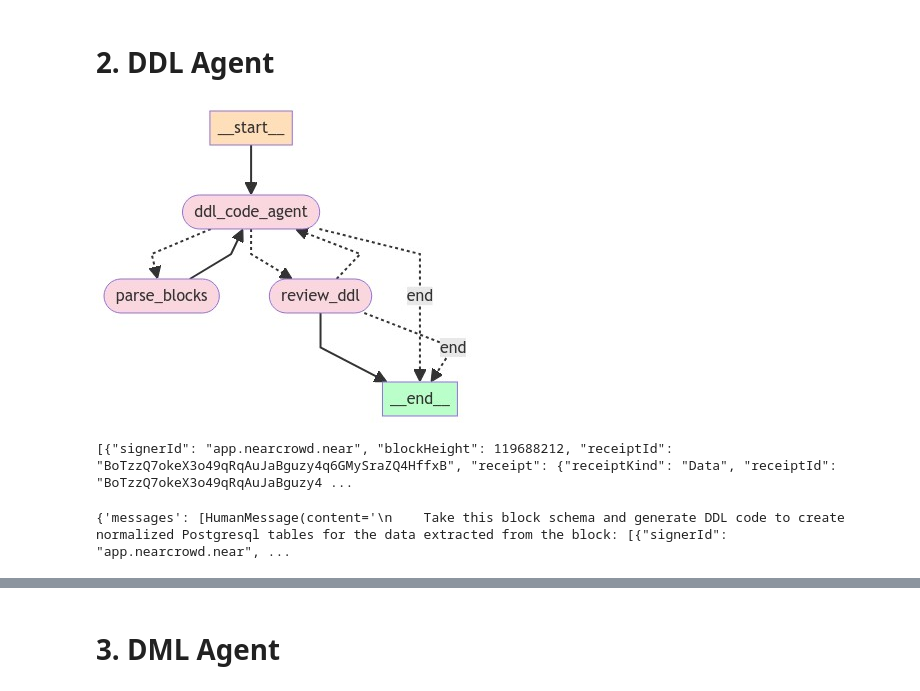
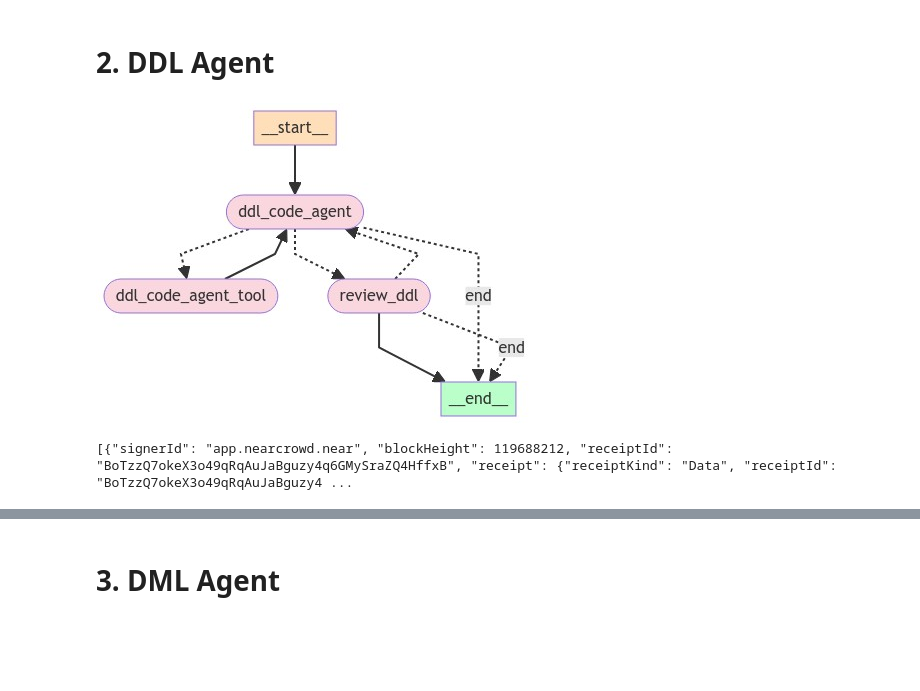
Before and after one commit to near/indexer-agent, a Jupyter notebook: SP_Agent_v1.ipynb, the cells around one changed output, grey strips where cells are left out. Drawn from its saved outputs; the diff is of its cells as text; code cells hidden in the pictures; blank space fills up the shorter version.

Commit message:
Updated to GraphState using BaseModel, migrated graph to master_graph, and included hardcoded JS for block extractor agent as fallback on review step

```diff
--- a/SP_Agent_v1.ipynb
+++ b/SP_Agent_v1.ipynb
@@ -30,0 +34,27 @@ os.environ["LANGCHAIN_PROJECT"] = os.getenv("LANGCHAIN_PROJECT")
+# %%
+from graph.master_graph import create_graph
+from langchain_core.messages import HumanMessage
+
+question = """
+    Extract all FunctionCalls where receiverId is 'app.nearcrowd.near'. For each function call, I need signerId, block height, receiptId, block datetime, methodName.
+    Also add all fields from args that are decoded from base64-encoded JSON. I only need actions for successful receipts.
+    Use block height 119688212 for parsing the JS code, and only pull data from the last 1 day.
+    """
+
+inputs = {
+    "messages":[HumanMessage(content=question)],
+    "block_schema": "",
+    "block_heights":[], # TO DO: Add in block height logging
+    "js_code":"",
+    "ddl_code":"",
+    "dml_code": "",
+    "iterations": 0,
+    "error":"",
+    "should_continue": False,
+    }
+
+workflow = create_graph()
+app = workflow.compile()
+display(Image(app.get_graph(xray=True).draw_mermaid_png()))
+
+result = app.invoke(inputs)
@@ -30,0 +63,7 @@ os.environ["LANGCHAIN_PROJECT"] = os.getenv("LANGCHAIN_PROJECT")
+# %%
+ddl_code = result['ddl_code']
+js_code = result['js_code']
+dml_code = result['dml_code']
+print(f'SQL DDL: {ddl_code}')
+print(f'JS Code: {js_code}')
+print(dml_code)
@@ -259,7 +292,7 @@ from langgraph.graph import END, StateGraph
 workflow = StateGraph(GraphState)
 
 ## Define the Agent nodes
-workflow.add_node("ddl_code_agent", ddl_code_agent.call_model)  # Plan the process
+workflow.add_node("ddl_code_agent", ddl_code_agent.call_model)
 
 ## Tool Nodes
 workflow.add_node("ddl_code_agent_tool",ddl_code_agent.call_tool)
@@ -269,35 +302,35 @@ workflow.add_node("review_ddl",ddl_code_agent.human_review)
 
 ## Add Edges
 workflow.set_entry_point("ddl_code_agent")
-workflow.add_edge("parse_blocks", "ddl_code_agent")
+workflow.add_edge("ddl_code_agent_tool", "ddl_code_agent")
 workflow.add_edge("review_ddl", END)
 
 # Add Conditional Edges
 # Check if tools need to be run
 workflow.add_conditional_edges(
     "ddl_code_agent",
     ddl_code_agent_router,
     {
         "ddl_code_agent_tool":"ddl_code_agent_tool",
         "review_ddl":"review_ddl",
         "end": END,
     }
 )
 # Check if review passed
 workflow.add_conditional_edges(
     "review_ddl",
     ddl_review_continue,
     {
         "ddl_code_agent":"ddl_code_agent",
         "end": END,
     }
 )
 
 ddl_app = workflow.compile()
 
 display(Image(ddl_app.get_graph(xray=True).draw_mermaid_png()))
 # %% [output]
-[figure, old version]
+[figure, new version]
 # %%
 from tools.JavaScriptRunner import run_js_on_block_only_schema, run_js_on_block
 js_code = """
@@ -340,23 +373,21 @@ print(block_schema)
 # %% [output]
 [{"signerId": "app.nearcrowd.near", "blockHeight": 119688212, "receiptId": "BoTzzQ7okeX3o49qRqAuJaBguzy4q6GMySraZQ4HffxB", "receipt": {"receiptKind": "Data", "receiptId": "BoTzzQ7okeX3o49qRqAuJaBguzy4 ...
 # %%
-from langchain_core.messages import HumanMessage
+# from langchain_core.messages import HumanMessage
 
-question = f"""
-    Take this block schema and generate DDL code to create normalized Postgresql tables for the data extracted from the block: {block_schema}
-"""
+# question = f"""
+#     Take this block schema and generate DDL code to create normalized Postgresql tables.
+# """
 
-result = ddl_app.invoke({"messages": [HumanMessage(content=question)],
-                     "block_schema": "",
-                     "js_code":"",
-                     "ddl_code":"",
-                     "dml_code": "",
-                     "iterations": 0,
-                     "error":"",
-                     "should_continue": False,
-                     })
+# result = ddl_app.invoke({"messages": [HumanMessage(content=question)],
+#                      "block_schema": block_schema,
+#                      "js_code":js_code,
+#                      "ddl_code":"",
+#                      "dml_code": "",
+#                      "iterations": 0,
+#                      "error":"",
+#                      "should_continue": False,
+#                      })
 
-print(result)
+# print(result)
-# %% [output]
-{'messages': [HumanMessage(content='\n    Take this block schema and generate DDL code to create normalized Postgresql tables for the data extracted from the block: [{"signerId": "app.nearcrowd.near", ...
 # %%
```
Also changed, not shown: parts of 17 cells of this notebook, 4 other files.
